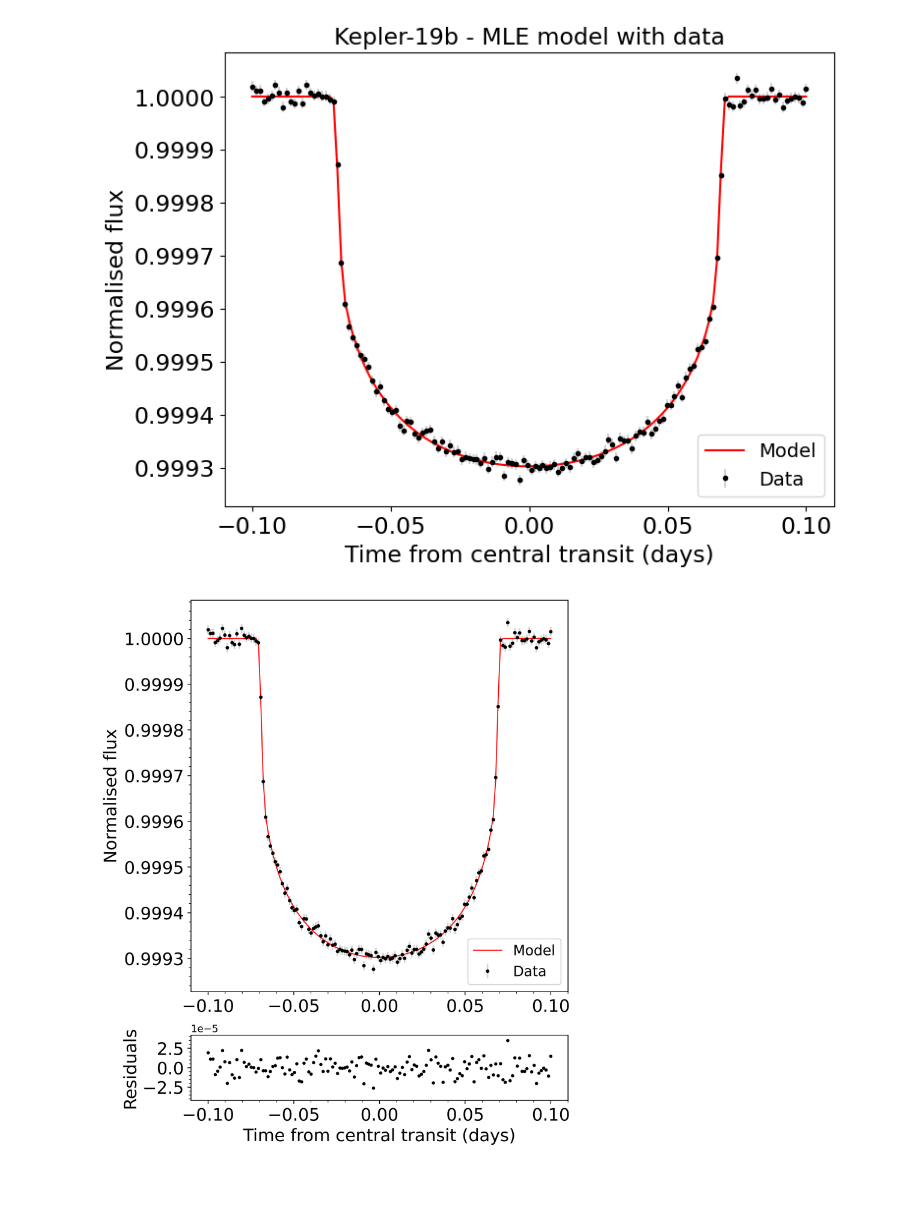
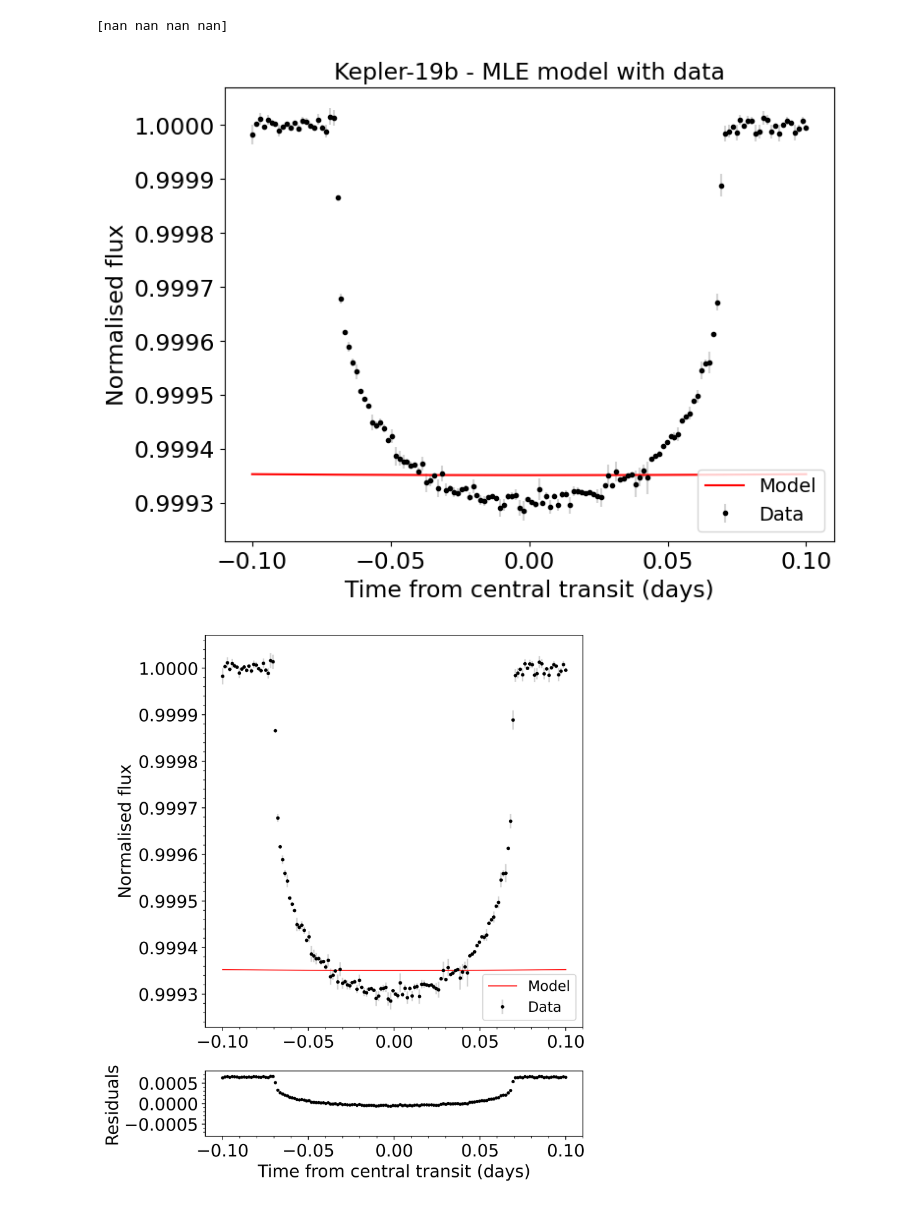
Before and after one commit to hrwakeford/MSci2022_TESS, a Jupyter notebook: Transit_fitting_model/mcmc_transit_fitting_model.ipynb, the cells around one changed output. Saved outputs shown, nothing was run; the diff lists cells and outputs as text; code cells hidden in the pictures.

```diff
--- a/Transit_fitting_model/mcmc_transit_fitting_model.ipynb
+++ b/Transit_fitting_model/mcmc_transit_fitting_model.ipynb
@@ -126,7 +124,7 @@ guess_params.w = params.w
 guess_params.limb_dark = "quadratic"
 guess_params.u = params.u
 # %%
-def log_likelihood(params):
+def log_likelihood(params, true_flux, yerrs):
     """
 
     Parameters
@@ -137,8 +135,9 @@ def log_likelihood(params):
     -------
 
     """
-    orbital_inclination, R_planet, semi_major_axis = params
+    orbital_inclination, R_planet, semi_major_axis, period = params
 
+    guess_params.per = period
     guess_params.rp = radius_in_stellar_radii(R_planet, true_R_star)
     guess_params.inc = orbital_inclination
     guess_params.a = semi_major_axis_in_stellar_radii(semi_major_axis, true_R_star)
@@ -147,12 +146,11 @@ def log_likelihood(params):
     guess_m = batman.TransitModel(guess_params, t)
     guess_flux = guess_m.light_curve(guess_params)
 
-    L = 0
-    for y_i, y_m_i in zip(true_flux, guess_flux):
-        L += (-0.5 * ((y_i - y_m_i)**2 / sigma**2))
-    L = L + (len(t) / 2) * np.log(2 * np.pi * sigma**2)
+    L1 = -0.5 * np.power((true_flux - guess_flux), 2) / np.power(yerrs, 2)
+    L2 = (len(t) / 2) * np.log(2 * np.pi * yerrs**2)
+    L3 = np.sum(L1) + np.sum(L2)
+    return L3
 
-    return L
 
 def log_prior(params):
     """
@@ -165,12 +163,12 @@ def log_prior(params):
     -------
 
     """
-    orbital_inclination, R_planet, semi_major_axis = params
+    orbital_inclination, R_planet, semi_major_axis, period = params
 
-    P = 0.
+    P = 0.0
     if (orbital_inclination > 90) or (orbital_inclination < 45):
         P += -np.inf
-        return P
+        return -np.inf
 
     if (R_planet < 0):
         P += -np.inf
@@ -180,16 +178,22 @@ def log_prior(params):
         P += -np.inf
         return P
 
+    if (period < 0):
+        P += -np.inf
+        return P
+
     return P
 
-def log_prob(params):
-    return -(log_likelihood(params) + log_prior(params))
+def log_prob(params, true_flux, yerrs):
+    lp = log_prior(params)
+    # if not np.isfinite(lp):
+    #     return -np.inf
+
+    return -(log_likelihood(params, true_flux, yerrs)) + -1*(lp)
 # %%
-guess = [88, 0.18, 0.08]
+guess = [88, 0.18, 0.08, 9]
 
-nwalkers, ndim = 100, 3
-sampler = emcee.EnsembleSampler(nwalkers, ndim, log_prob, args=guess)
-print(sampler)
-# model_orbital_inclination, model_R_planet, model_semi_major_axis = (likelihood_model['x'])
-# print(likelihood_model)
+likelihood_model = optimize.minimize(log_prob, guess, args=(true_flux, yerrs))
+model_orbital_inclination, model_R_planet, model_semi_major_axis, model_period = (likelihood_model['x'])
+print(likelihood_model)
 # %% [output]
@@ -197,3 +258,8 @@ NameError: name 'emcee' is not defined
+# %%
+tau = sampler.get_autocorr_time()
+print(tau)
+# %% [output]
+[nan nan nan nan]
 # %%
 model_params = batman.TransitParams()
 model_params.t0 = params.t0
@@ -214,7 +280,7 @@ residual = true_flux - model_flux
 # %%
 fig, ax = plt.subplots(1, figsize=(8,6))
 plt.title("Kepler-19b - MLE model with data", size=17)
-plt.errorbar(t, true_flux, yerr=sigma, fmt='.', ecolor='LightGrey', color="black", label="Data")
+plt.errorbar(t, true_flux, yerr=yerrs, fmt='.', ecolor='LightGrey', color="black", label="Data")
 plt.plot(t, model_flux, label="Model", color="red")
 plt.xlabel("Time from central transit (days)", size=17)
 plt.ylabel("Normalised flux", size=17)
@@ -225,7 +291,7 @@ ax.legend(prop={'size': 14}, loc="lower right")
 
 plt.show()
 # %% [output]
-[figure, old version]
+[figure, new version]
 # %%
 #Panel settings
 left = 0.1
@@ -243,37 +309,37 @@ ax = fig.add_axes(rect)
 ax_res = fig.add_axes(rect_res, sharex=ax)
 
 #Top panel
-ax.errorbar(t, true_flux, yerr=sigma, fmt='.', markersize=5, color='black', ecolor='LightGrey', label="Data")
+ax.errorbar(t, true_flux, yerr=yerrs, fmt='.', markersize=5, color='black', ecolor='LightGrey', label="Data")
 ax.plot(t, model_flux, color='red',label="Model", lw=1)
 
 ax.set(ylabel="Normalised flux")
 ax.xaxis.label.set_size(17)
 ax.yaxis.label.set_size(17)
 
 ax.legend(prop={'size': 14}, loc="lower right")
 
 ax.xaxis.set_minor_locator(ticker.AutoMinorLocator())
 ax.yaxis.set_minor_locator(ticker.AutoMinorLocator())
 
 ax.xaxis.set_tick_params(labelsize=17)
 ax.yaxis.set_tick_params(labelsize=17)
 
 #Bottom panel
 ax_res.scatter(t, residual, color='black', s=5)
 ax_res.set_ylim((-max(abs(residual))*1.2, max(abs(residual)*1.2)))
 # ax_res.plot([min(t), max(t)], [0, 0], color='red', lw=1)
 
 ax_res.set(xlabel="Time from central transit (days)", ylabel="Residuals")
 ax_res.xaxis.label.set_size(17)
 ax_res.yaxis.label.set_size(17)
 
 ax_res.xaxis.set_minor_locator(ticker.AutoMinorLocator())
 ax_res.yaxis.set_minor_locator(ticker.AutoMinorLocator())
 
 ax_res.xaxis.set_tick_params(labelsize=17)
 ax_res.yaxis.set_tick_params(labelsize=17)
 
 # fig.subplots_adjust(hspace=0.1)
 plt.show()
 # %% [output]
-[figure, old version]
+[figure, new version]
```
Also changed, not shown: parts of 8 cells of this notebook, 2 other files.
